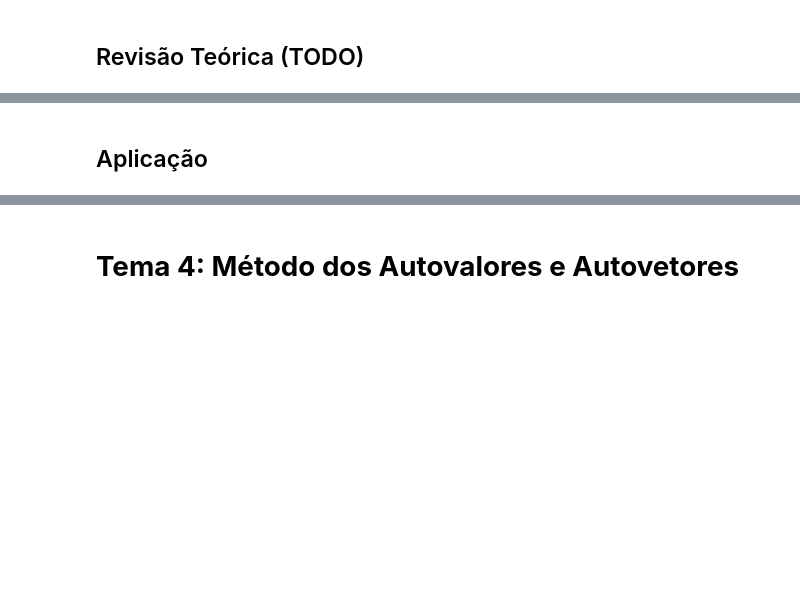
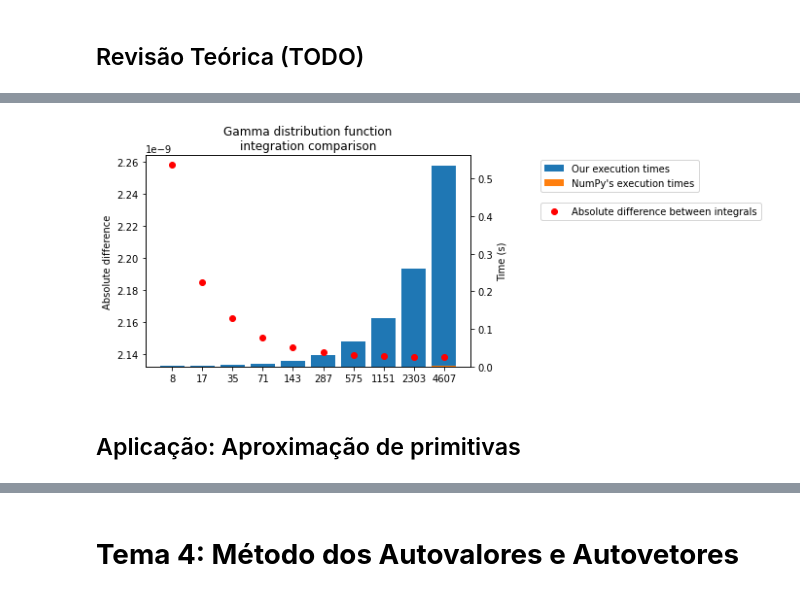
Before and after one commit to Vernalhav/numerical_analysis, a Jupyter notebook: numerico_aplicacoes.ipynb, the cells around one changed output, grey strips where cells are left out. Saved outputs shown, nothing was run; the diff lists cells and outputs as text; code cells hidden in the pictures; blank space fills up the shorter version.

```diff
--- a/numerico_aplicacoes.ipynb
+++ b/numerico_aplicacoes.ipynb
@@ -754,2 +858,12 @@ An approximation for f(0.5) is 0.50
+# %%
+f = gamma_dist(3, 2)
+
+Xs, errors, times = compare_integration(f, a=1, n_tests=10)
+compare_implementation(Xs, errors, times, linearize_x=True,
+                       x_label='Integration interval size',
+                       title='Gamma distribution function\nintegration comparison',
+                       err_metric='Absolute difference between integrals')
+# %% [output]
+[figure, added]
 # %% [markdown]
-## Aplicação
+## Aplicação: Aproximação de primitivas
```
Also changed, not shown: parts of 25 cells of this notebook.
